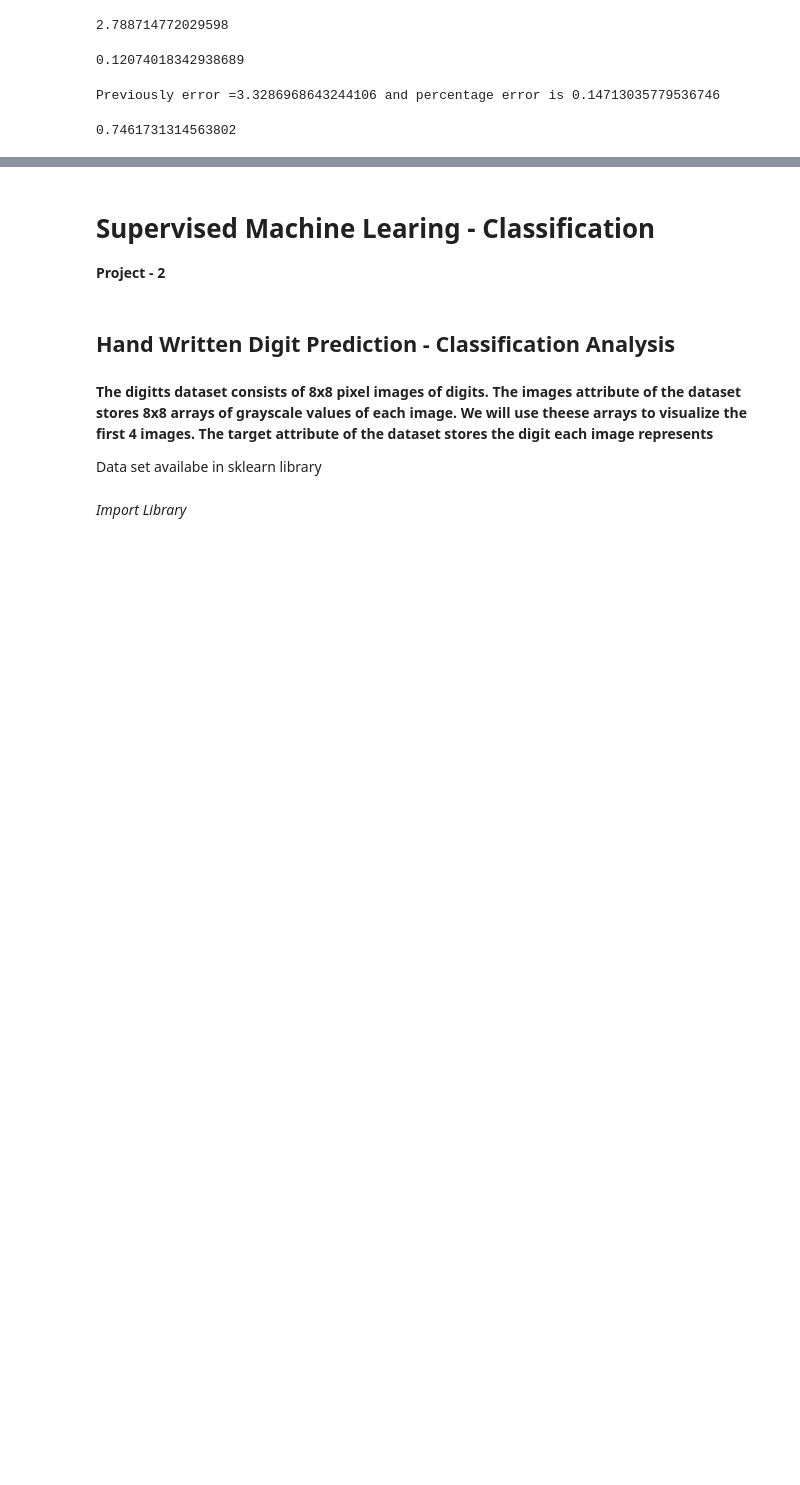
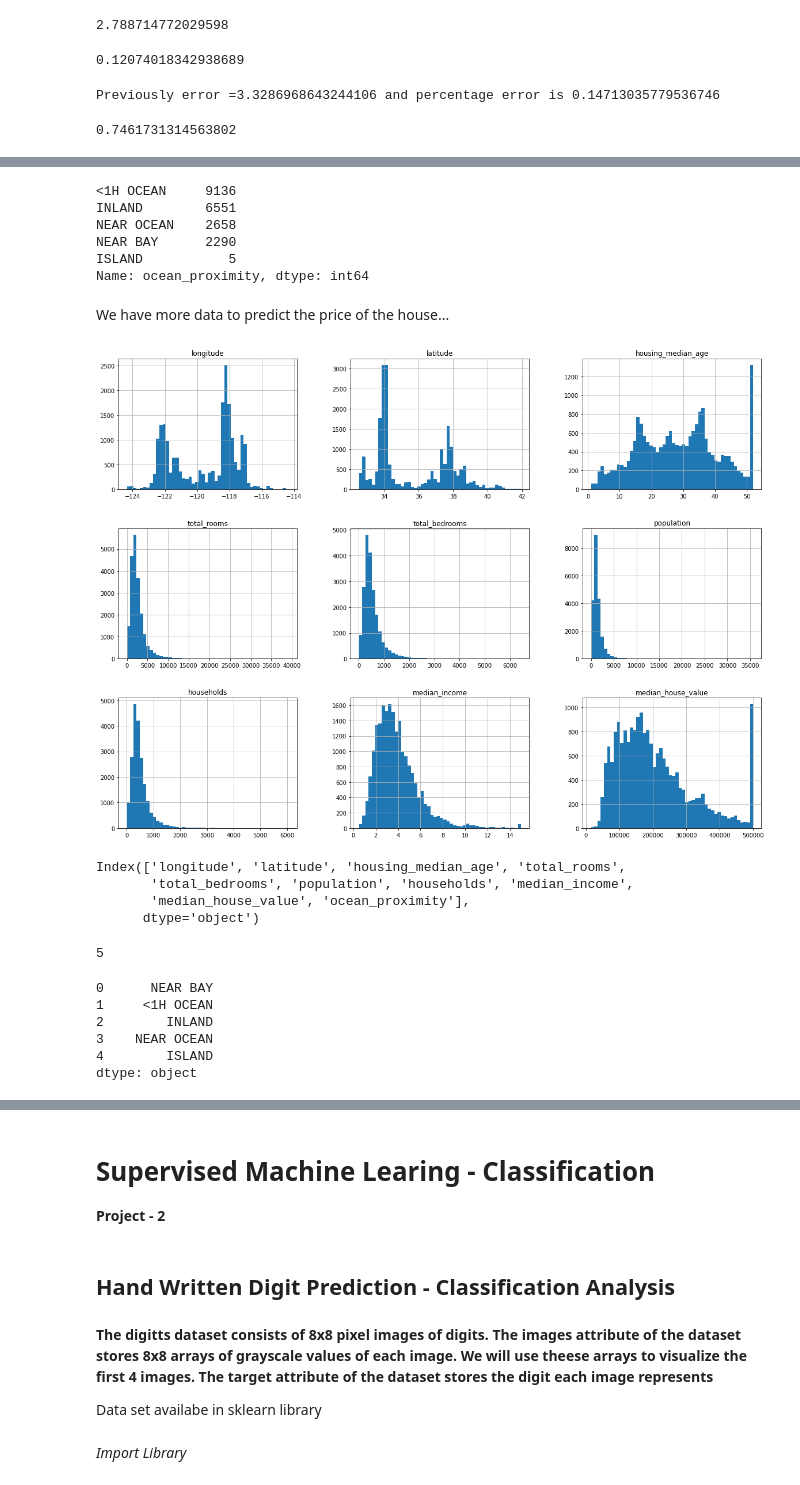
Before and after one commit to Amitesh-191885/Analysis, a Jupyter notebook: ProjectsY.ipynb, the cells around one changed output, grey strips where cells are left out. Drawn from its saved outputs; the diff is of its cells as text; code cells hidden in the pictures; blank space fills up the shorter version.

```diff
--- a/ProjectsY.ipynb
+++ b/ProjectsY.ipynb
@@ -397,0 +408,3 @@ r2_score(Y_test,y_pred_poly)
+# %%
+path = 'https://raw.githubusercontent.com/ageron/handson-ml2/master/datasets/housing/housing.csv'
+houseing_data = pd.read_csv(path)
@@ -397,0 +499,38 @@ r2_score(Y_test,y_pred_poly)
+# %%
+houseing_data['ocean_proximity'].value_counts()
+# %% [output]
+<1H OCEAN     9136
+INLAND        6551
+NEAR OCEAN    2658
+NEAR BAY      2290
+ISLAND           5
+Name: ocean_proximity, dtype: int64
+# %% [markdown]
+We have more data to predict the price of the house...
+# %%
+import matplotlib.pyplot as plt
+houseing_data.hist(bins=50, figsize=(20,15))
+plt.show()
+# %% [output]
+[figure, added]
+# %%
+houseing_data.columns
+# %% [output]
+Index(['longitude', 'latitude', 'housing_median_age', 'total_rooms',
+       'total_bedrooms', 'population', 'households', 'median_income',
+       'median_house_value', 'ocean_proximity'],
+      dtype='object')
+# %%
+houseing_data['ocean_proximity'].nunique()
+# %% [output]
+5
+# %%
+name = pd.Series(houseing_data['ocean_proximity'].unique())
+name
+# %% [output]
+0      NEAR BAY
+1     <1H OCEAN
+2        INLAND
+3    NEAR OCEAN
+4        ISLAND
+dtype: object
```
Also changed, not shown: parts of 158 cells of this notebook.
